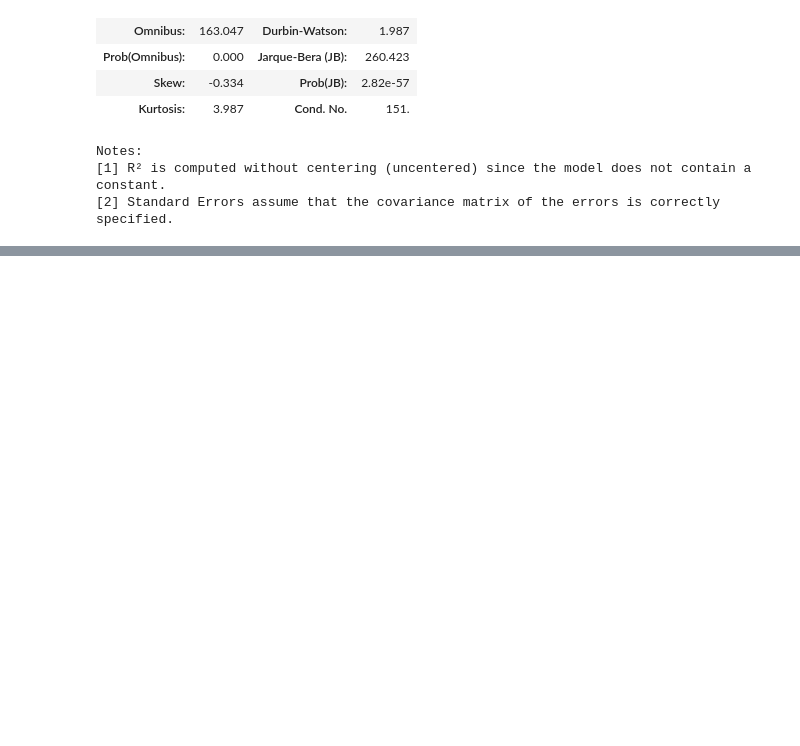
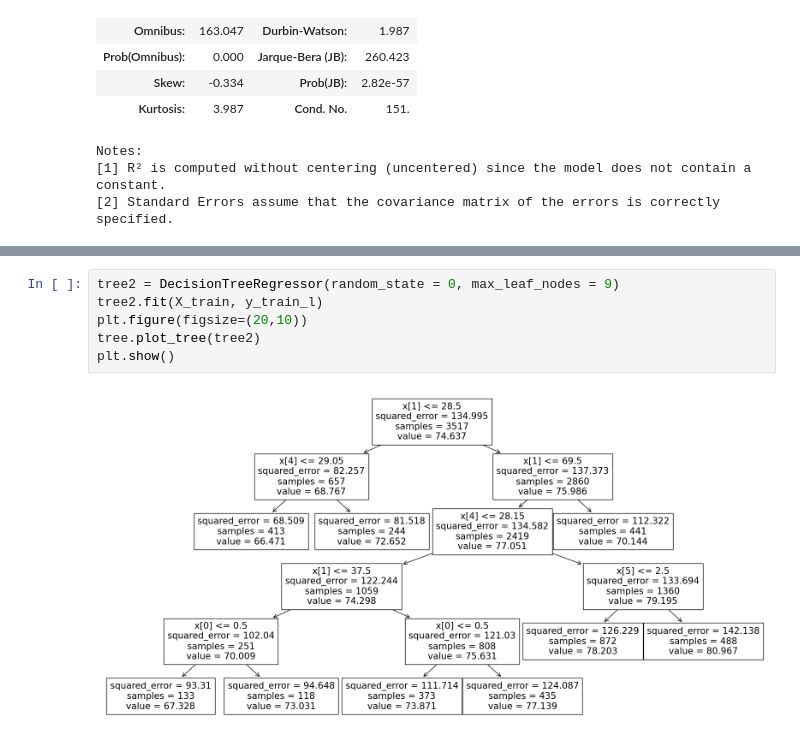
Before and after one commit to LiangqiTang/503-final-project, a Jupyter notebook: Stats 503 Final Project.ipynb, the cells around one changed output, grey strips where cells are left out. Cells and saved outputs as stored; diff of their text form; blank space fills up the shorter version.

```diff
--- a/Stats 503 Final Project.ipynb
+++ b/Stats 503 Final Project.ipynb
@@ -650,0 +751,8 @@ Notes:
+# %%
+tree2 = DecisionTreeRegressor(random_state = 0, max_leaf_nodes = 9)
+tree2.fit(X_train, y_train_l)
+plt.figure(figsize=(20,10))
+tree.plot_tree(tree2)
+plt.show()
+# %% [output]
+[figure, added]
```
Also changed, not shown: parts of 27 cells of this notebook, 1 other file.
